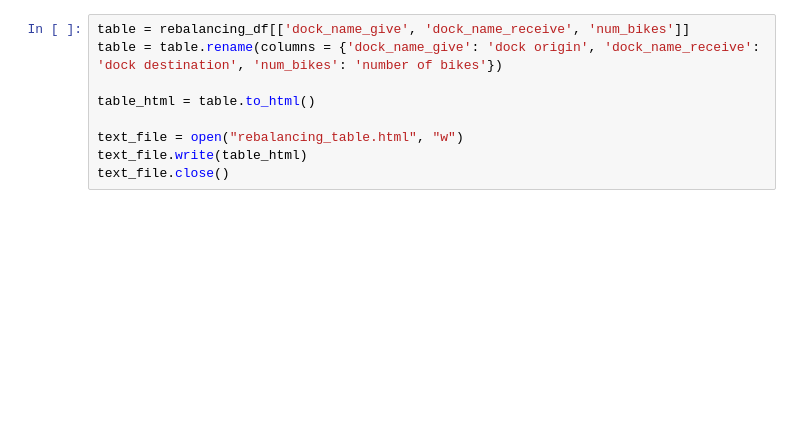
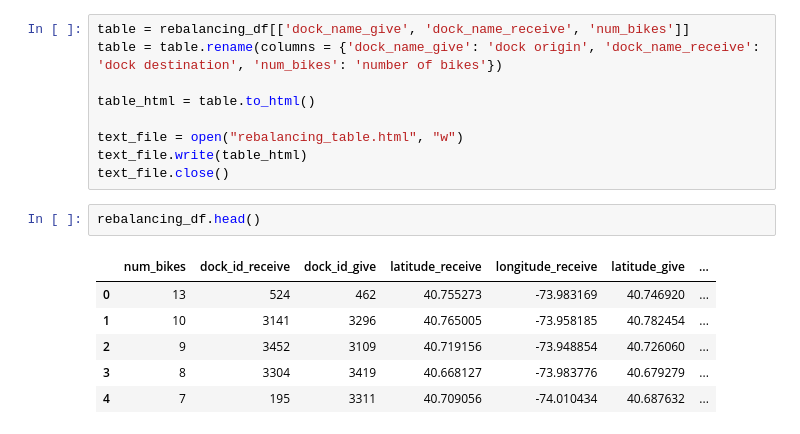
Before and after one commit to charles-v-phillips/citibike, a Jupyter notebook: robert/rebalancing_algorithm_48_hour_window.ipynb, the cells around one changed output. Cells and saved outputs as stored; diff of their text form; blank space fills up the shorter version.

```diff
--- a/robert/rebalancing_algorithm_48_hour_window.ipynb
+++ b/robert/rebalancing_algorithm_48_hour_window.ipynb
@@ -277,3 +325,12 @@ table_html = table.to_html()
 text_file = open("rebalancing_table.html", "w")
 text_file.write(table_html)
 text_file.close()
+# %%
+rebalancing_df.head()
+# %% [output]
+|  | num_bikes | dock_id_receive | dock_id_give | latitude_receive | longitude_receive | latitude_give | ... |
+| 0 | 13 | 524 | 462 | 40.755273 | -73.983169 | 40.746920 | ... |
+| 1 | 10 | 3141 | 3296 | 40.765005 | -73.958185 | 40.782454 | ... |
+| 2 | 9 | 3452 | 3109 | 40.719156 | -73.948854 | 40.726060 | ... |
+| 3 | 8 | 3304 | 3419 | 40.668127 | -73.983776 | 40.679279 | ... |
+| 4 | 7 | 195 | 3311 | 40.709056 | -74.010434 | 40.687632 | ... |
```
Also changed, not shown: parts of 13 cells of this notebook, 4 other files.
